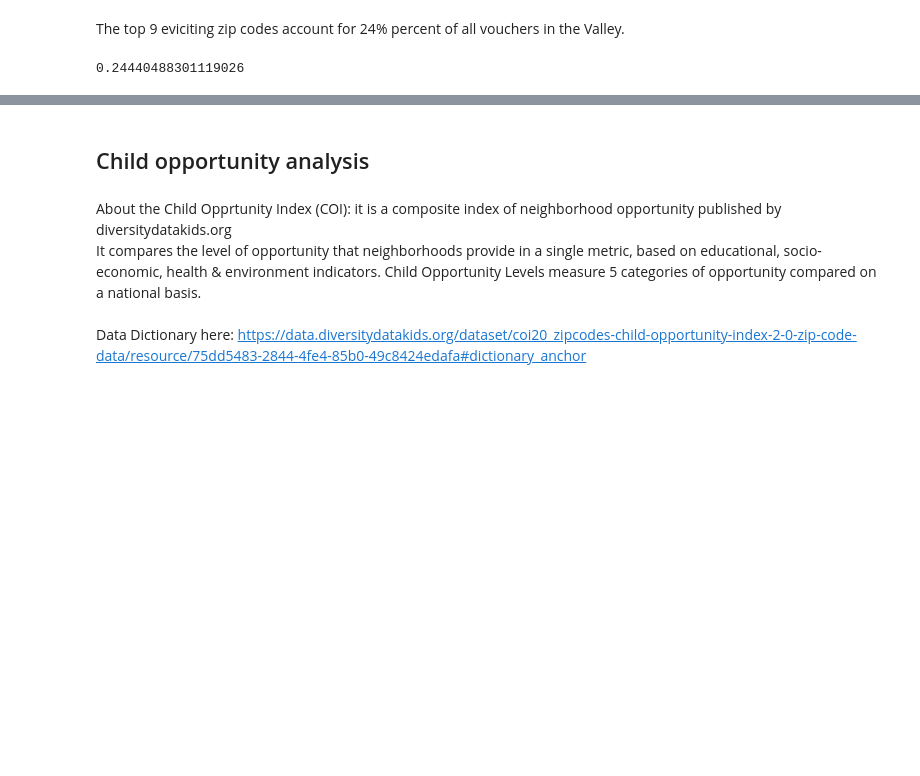
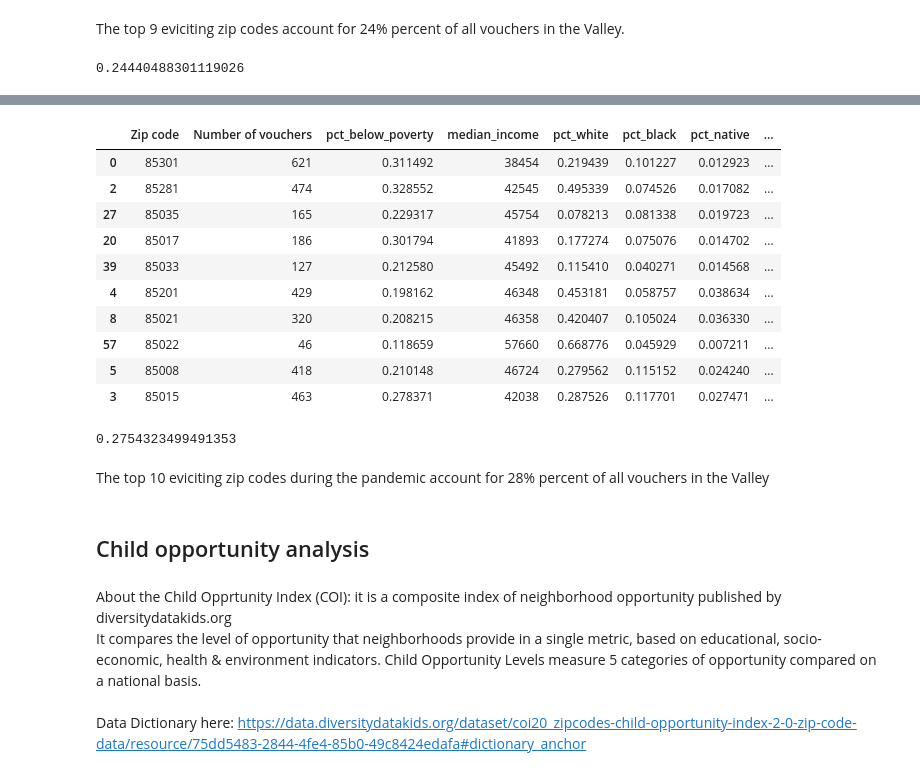
Before and after one commit to amyq96/quick-analyses, a Jupyter notebook: section-8/analyze-voucher-zips.ipynb, the cells around one changed output, grey strips where cells are left out. Drawn from its saved outputs; the diff is of its cells as text; code cells hidden in the pictures; blank space fills up the shorter version.

```diff
--- a/section-8/analyze-voucher-zips.ipynb
+++ b/section-8/analyze-voucher-zips.ipynb
@@ -276,3 +293,6 @@ The top 9 eviciting zip codes account for 24% percent of all vouchers in the Val
 top_9['percent'].sum()
 # %% [output]
 0.24440488301119026
+# %%
+#load pandemic evictions data
+evictions_pandemic = pd.read_csv('/Users/amyqin/Documents/data/manual/top_eviction_zipcodes_pandemic.csv', header=0)
@@ -278,0 +313,3 @@ top_9['percent'].sum()
+# %%
+#do the same analysis
+vouchers_evictions_pandemic = pd.merge(vouchers_sorted,evictions_pandemic,how='left',left_on='Zip code',right_on='zipcode')
@@ -279,3 +325,25 @@ top_9['percent'].sum()
+# %%
+top_10 = vouchers_evictions_pandemic.dropna().sort_values('filings',ascending=False)
+# %%
+top_10
+# %% [output]
+|  | Zip code | Number of vouchers | pct_below_poverty | median_income | pct_white | pct_black | pct_native | ... |
+| 0 | 85301 | 621 | 0.311492 | 38454 | 0.219439 | 0.101227 | 0.012923 | ... |
+| 2 | 85281 | 474 | 0.328552 | 42545 | 0.495339 | 0.074526 | 0.017082 | ... |
+| 27 | 85035 | 165 | 0.229317 | 45754 | 0.078213 | 0.081338 | 0.019723 | ... |
+| 20 | 85017 | 186 | 0.301794 | 41893 | 0.177274 | 0.075076 | 0.014702 | ... |
+| 39 | 85033 | 127 | 0.212580 | 45492 | 0.115410 | 0.040271 | 0.014568 | ... |
+| 4 | 85201 | 429 | 0.198162 | 46348 | 0.453181 | 0.058757 | 0.038634 | ... |
+| 8 | 85021 | 320 | 0.208215 | 46358 | 0.420407 | 0.105024 | 0.036330 | ... |
+| 57 | 85022 | 46 | 0.118659 | 57660 | 0.668776 | 0.045929 | 0.007211 | ... |
+| 5 | 85008 | 418 | 0.210148 | 46724 | 0.279562 | 0.115152 | 0.024240 | ... |
+| 3 | 85015 | 463 | 0.278371 | 42038 | 0.287526 | 0.117701 | 0.027471 | ... |
+# %%
+top_10['percent'].sum()
+# %% [output]
+0.2754323499491353
+# %% [markdown]
+The top 10 eviciting zip codes during the pandemic account for 28% percent of all vouchers in the Valley
 # %% [markdown]
 ## Child opportunity analysis
 # %% [markdown]
```
Also changed, not shown: parts of 17 cells of this notebook.
